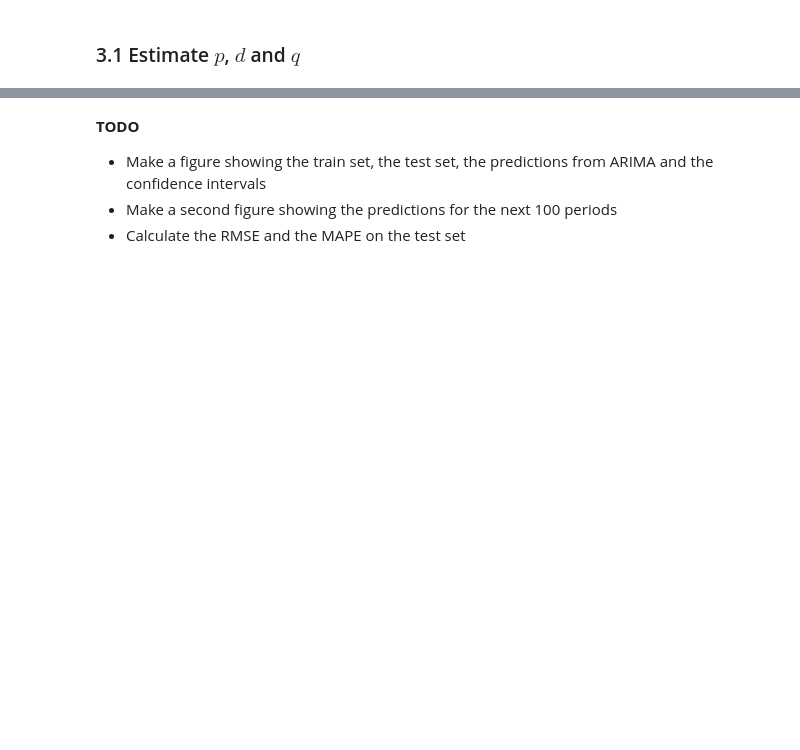
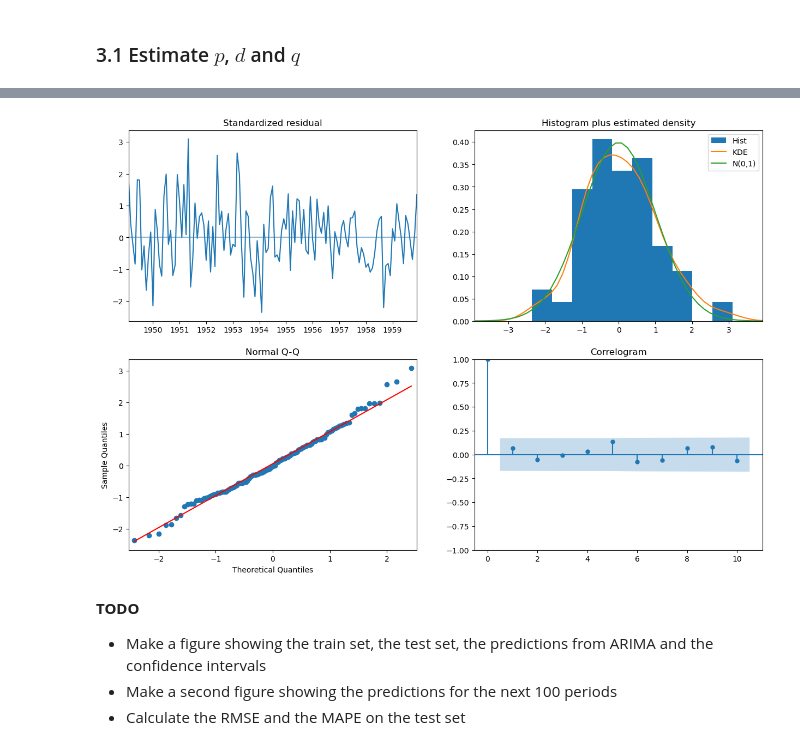
Before and after one commit to thomasmari/DataS3PG, a Jupyter notebook: module/11. ML/6. ML6/notebooks/NB2_Time_Series_Forecasts.ipynb, the cells around one changed output, grey strips where cells are left out. Drawn from its saved outputs; the diff is of its cells as text; code cells hidden in the pictures; blank space fills up the shorter version.

```diff
--- a/module/11. ML/6. ML6/notebooks/NB2_Time_Series_Forecasts.ipynb
+++ b/module/11. ML/6. ML6/notebooks/NB2_Time_Series_Forecasts.ipynb
@@ -301,5 +331,20 @@ test_log = np.log(test).dropna()
 # %%
 # Your code for the ARIMA model
+from pmdarima import ARIMA
+
+# Create ARIMA model with order (p=12, d=1, q=12) based on ACF/PACF analysis
+model = ARIMA(order=(12,1,12))
+model.fit(y=train_log)  # Fit using log-transformed data
+
+# Make predictions and transform back
+predictions_log = model.predict(n_periods=len(test))
+predictions = np.exp(predictions_log)  # Transform back from log scale
+predictions.name = 'daily passenger'
+# Plot diagnostics
+model.plot_diagnostics(figsize=(15,10))
+plt.show()
+# %% [output]
+[figure, added]
 # %% [markdown]
 **TODO**
 - Make a figure showing the train set, the test set, the predictions from ARIMA and the confidence intervals
```
Also changed, not shown: parts of 26 cells of this notebook, 1 other file.
